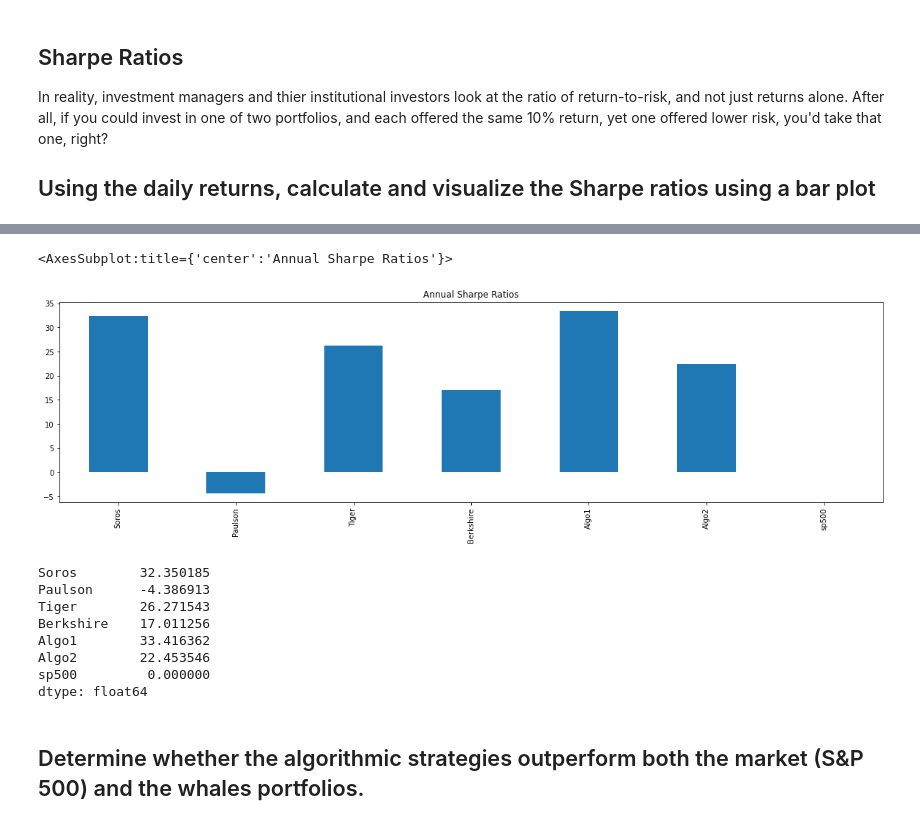
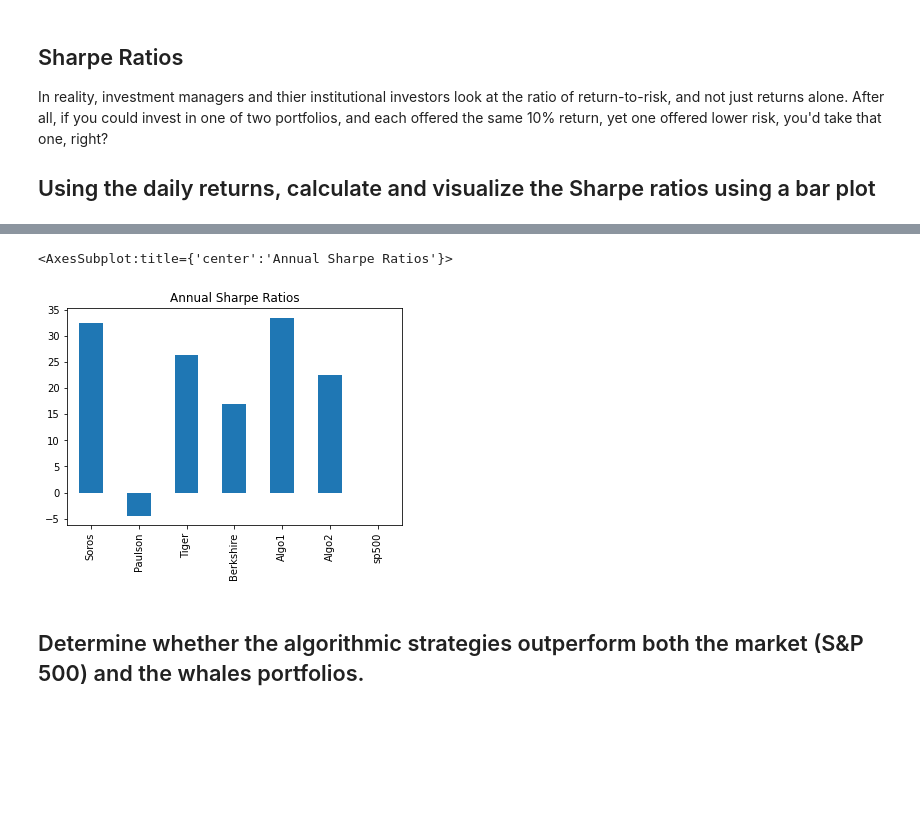
Before and after one commit to mmsaki/whale_portfolio, a Jupyter notebook: whale_analysis.ipynb, the cells around one changed output, grey strips where cells are left out. Drawn from its saved outputs; the diff is of its cells as text; code cells hidden in the pictures; blank space fills up the shorter version.

```diff
--- a/whale_analysis.ipynb
+++ b/whale_analysis.ipynb
@@ -65,3 +52,5 @@ dtype: int64
 # %%
 # Drop nulls
 algo_returns.dropna(inplace = True)
+algo_returns.columns = ['Algorithmic 1 ', 'Algorithmic 2']
+algo_returns.head()
@@ -95,6 +92,5 @@ sp500_returns.columns =['sp500']
 # %%
 # Join Whale Returns, Algorithmic Returns, and the S&P 500 Returns into a single DataFrame with columns for each portfolio's returns. pd.concat()
 combined_returns = pd.concat([whale_returns, algo_returns, sp500_returns] ,join='inner',axis=1)
-combined_returns.columns = ['Soros', 'Paulson', 'Tiger', 'Berkshire', 'Algo1', 'Algo2','sp500']
 combined_returns.head()
 # %% [output]
@@ -146,6 +138,7 @@ Determine the _risk_ of each portfolio:
 ## Create a box plot for each portfolio
 # %%
 # Box plot to visually show risk
+cumultive_returns.columns = ['Soros', 'Paulson', 'Tiger', 'Berkshire', 'Algo1', 'Algo2','sp500']
 cumultive_returns.boxplot(figsize=(20,5))
 # %% [output]
 <AxesSubplot:>
@@ -274,5 +263,4 @@ In reality, investment managers and thier institutional investors look at the ra
 ## Using the daily returns, calculate and visualize the Sharpe ratios using a bar plot
 # %%
 # Annualized Sharpe Ratios
-annulized_sharpe_ratio = ((cumultive_returns.mean() - cumultive_returns['sp500'].mean()) * 252)/(cumultive_returns.std()* np.sqrt(252))
-annulized_sharpe_ratio.plot(kind='bar')
+anulized_sharpe_ratio = ((cumultive_returns.mean() - cumultive_returns['sp500'].mean()) * 252)/(cumultive_returns.std()* np.sqrt(252))
@@ -282,20 +267,9 @@ annulized_sharpe_ratio.plot(kind='bar')
 # %%
 # Visualize the sharpe ratios as a bar plot
-annulized_sharpe_ratio.plot(figsize=(20,5), kind='bar',  title="Annual Sharpe Ratios")
+anulized_sharpe_ratio.plot(kind='bar',  title="Annual Sharpe Ratios")
 # %% [output]
 <AxesSubplot:title={'center':'Annual Sharpe Ratios'}>
-[figure, old version]
+[figure, new version]
-# %%
-print(annulized_sharpe_ratio)
-# %% [output]
-Soros        32.350185
-Paulson      -4.386913
-Tiger        26.271543
-Berkshire    17.011256
-Algo1        33.416362
-Algo2        22.453546
-sp500         0.000000
-dtype: float64
 # %% [markdown]
 ## Determine whether the algorithmic strategies outperform both the market (S&P 500) and the whales portfolios.
 # %%
```
Also changed, not shown: parts of 16 cells of this notebook.
